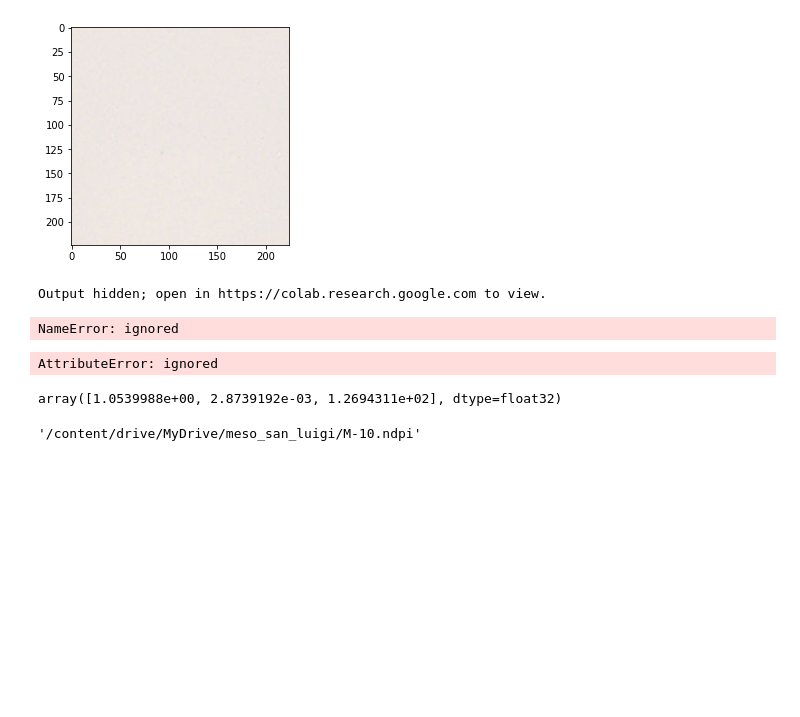
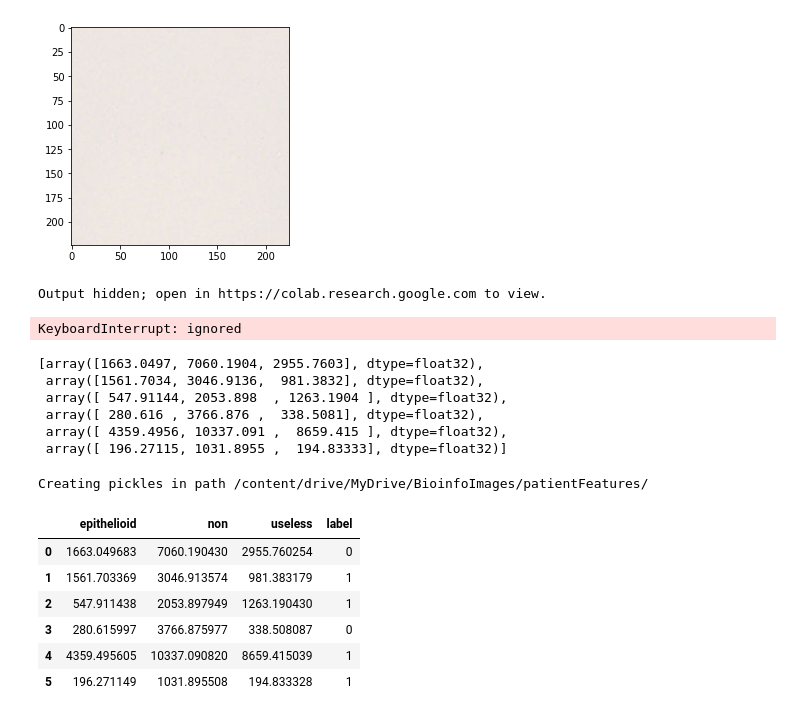
Before and after one commit to davibuss/Bioinformatics, a Jupyter notebook: PatientNet.ipynb, the cells around one changed output. Saved outputs shown, nothing was run; the diff lists cells and outputs as text; code cells hidden in the pictures; blank space fills up the shorter version.

Commit message:
Corrected training

```diff
--- a/PatientNet.ipynb
+++ b/PatientNet.ipynb
@@ -392,10 +387,6 @@ for path in tqdm(paths):
 
         batch_prediction = vgg_model.predict(dataset, use_multiprocessing = True)
         batch_prediction = batch_prediction.sum(axis=0)
-
-        #The predictions of each batch are summed so the predictions
-        #dont occupy that much space
-        batch_prediction = np.array(batch_prediction).sum(axis=0)
         patient_prediction.append(batch_prediction)
         tensor = []
         progress_bar.update(predictionBatch)
@@ -406,31 +397,48 @@ for path in tqdm(paths):
 
   #summing thepredictions of each  one of the batch predictions
   patient_prediction = np.array(patient_prediction).sum(axis=0)
+  #print(f'Patient prediction {patient_prediction}')
   all_patient_predictions.append(patient_prediction)
 # %% [output]
-NameError: ignored
+KeyboardInterrupt: ignored
-# %%
-patient_prediction.shape
-# %% [output]
-AttributeError: ignored
+# %%
+all_patient_predictions
+# %% [output]
+[array([1663.0497, 7060.1904, 2955.7603], dtype=float32),
+ array([1561.7034, 3046.9136,  981.3832], dtype=float32),
+ array([ 547.91144, 2053.898  , 1263.1904 ], dtype=float32),
+ array([ 280.616 , 3766.876 ,  338.5081], dtype=float32),
+ array([ 4359.4956, 10337.091 ,  8659.415 ], dtype=float32),
+ array([ 196.27115, 1031.8955 ,  194.83333], dtype=float32)]
 # %%
-
 import pickle
 
-picklePath = f'/content/drive/MyDrive/BioinfoImages/patientFeatures/features.p'
+picklePath = f'/content/drive/MyDrive/BioinfoImages/patientFeatures/'
+pickleName = 'firstFive.p'
 if os.path.isdir(picklePath):
   print(f'Creating pickles in path {picklePath}')
 else:
   print(f'{picklePath} is not a directory')
 
 # we dump the pickles
-featureFile = open(picklePath,'wb')
+featureFile = open(picklePath+pickleName,'wb')
 
 pickle.dump(all_patient_predictions,featureFile)
 featureFile.close()
 # %% [output]
-array([1.0539988e+00, 2.8739192e-03, 1.2694311e+02], dtype=float32)
+Creating pickles in path /content/drive/MyDrive/BioinfoImages/patientFeatures/
-# %%
-x_train[0]
-# %% [output]
-'/content/drive/MyDrive/meso_san_luigi/M-10.ndpi'
+# %%
+#np.array(all_patient_predictions)
+labels[0:6]
+
+df = pd.DataFrame(np.array(all_patient_predictions), columns=['epithelioid','non','useless'])
+df['label'] = labels[0:6]
+df
+# %% [output]
+|  | epithelioid | non | useless | label |
+| 0 | 1663.049683 | 7060.190430 | 2955.760254 | 0 |
+| 1 | 1561.703369 | 3046.913574 | 981.383179 | 1 |
+| 2 | 547.911438 | 2053.897949 | 1263.190430 | 1 |
+| 3 | 280.615997 | 3766.875977 | 338.508087 | 0 |
+| 4 | 4359.495605 | 10337.090820 | 8659.415039 | 1 |
+| 5 | 196.271149 | 1031.895508 | 194.833328 | 1 |
```
Also changed, not shown: parts of 13 cells of this notebook.
